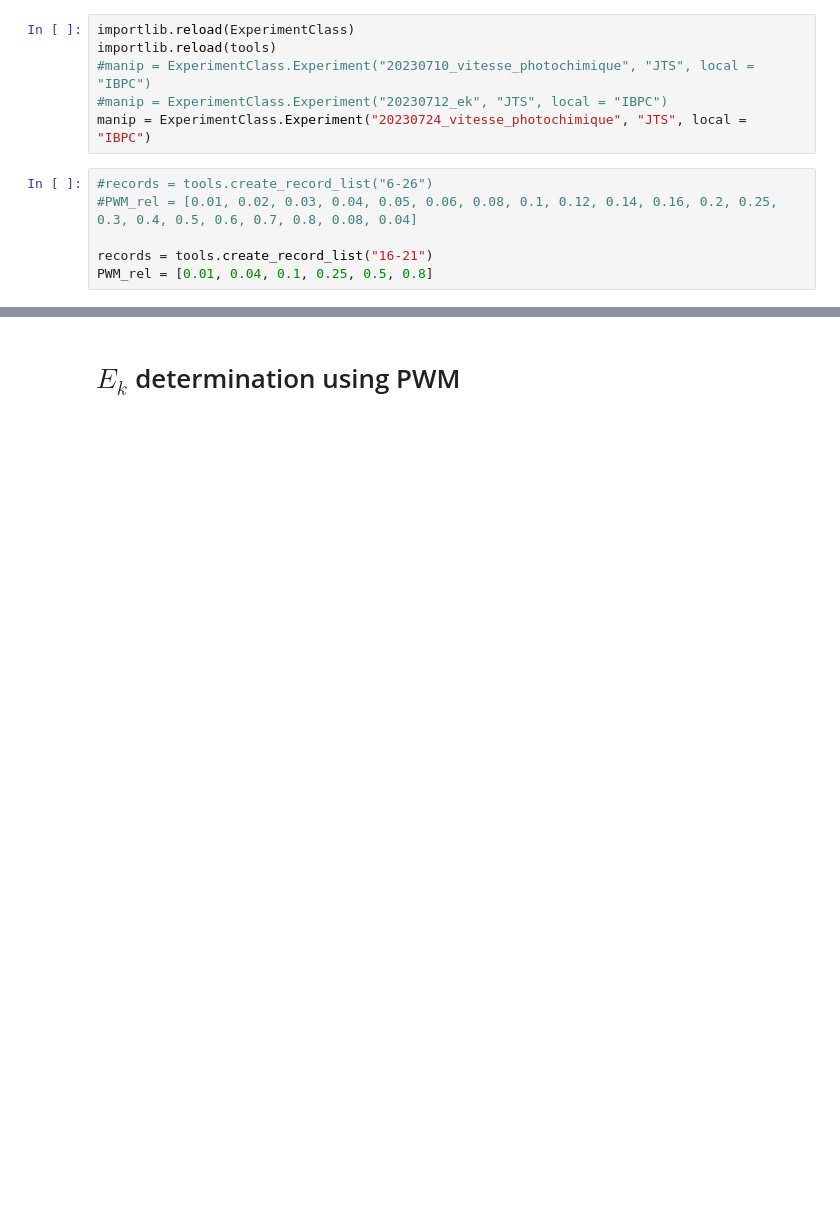
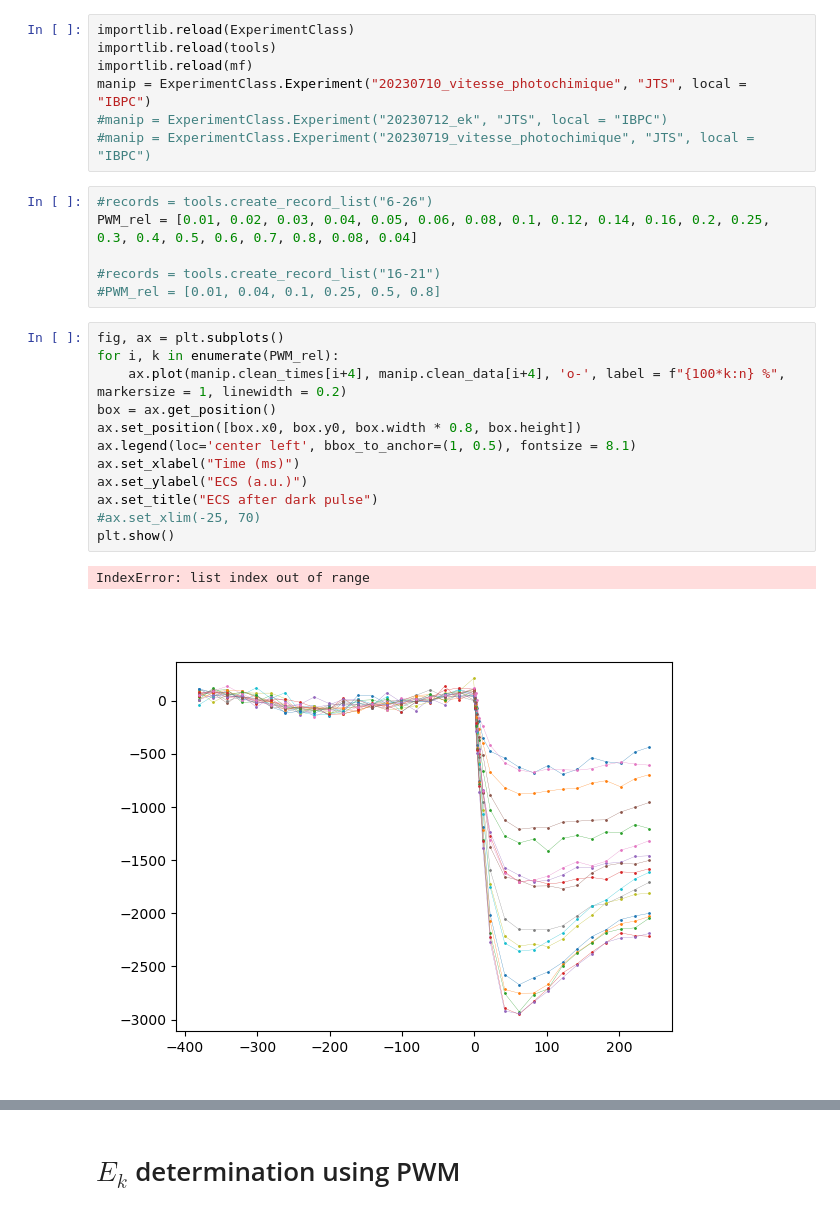
Before and after one commit to orlandomarcelo/DREAM_repo, a Jupyter notebook: Notebooks/Ek_v2.ipynb, the cells around one changed output, grey strips where cells are left out. Cells and saved outputs as stored; diff of their text form; blank space fills up the shorter version.

```diff
--- a/Notebooks/Ek_v2.ipynb
+++ b/Notebooks/Ek_v2.ipynb
@@ -17,15 +19,31 @@ import tools
 # %%
 importlib.reload(ExperimentClass)
 importlib.reload(tools)
-#manip = ExperimentClass.Experiment("20230710_vitesse_photochimique", "JTS", local = "IBPC")
+importlib.reload(mf)
+manip = ExperimentClass.Experiment("20230710_vitesse_photochimique", "JTS", local = "IBPC")
 #manip = ExperimentClass.Experiment("20230712_ek", "JTS", local = "IBPC")
-manip = ExperimentClass.Experiment("20230724_vitesse_photochimique", "JTS", local = "IBPC")
+#manip = ExperimentClass.Experiment("20230719_vitesse_photochimique", "JTS", local = "IBPC")
 # %%
 #records = tools.create_record_list("6-26")
-#PWM_rel = [0.01, 0.02, 0.03, 0.04, 0.05, 0.06, 0.08, 0.1, 0.12, 0.14, 0.16, 0.2, 0.25, 0.3, 0.4, 0.5, 0.6, 0.7, 0.8, 0.08, 0.04]
+PWM_rel = [0.01, 0.02, 0.03, 0.04, 0.05, 0.06, 0.08, 0.1, 0.12, 0.14, 0.16, 0.2, 0.25, 0.3, 0.4, 0.5, 0.6, 0.7, 0.8, 0.08, 0.04]
 
-records = tools.create_record_list("16-21")
-PWM_rel = [0.01, 0.04, 0.1, 0.25, 0.5, 0.8]
+#records = tools.create_record_list("16-21")
+#PWM_rel = [0.01, 0.04, 0.1, 0.25, 0.5, 0.8]
+# %%
+fig, ax = plt.subplots()
+for i, k in enumerate(PWM_rel):
+    ax.plot(manip.clean_times[i+4], manip.clean_data[i+4], 'o-', label = f"{100*k:n} %", markersize = 1, linewidth = 0.2)
+box = ax.get_position()
+ax.set_position([box.x0, box.y0, box.width * 0.8, box.height])
+ax.legend(loc='center left', bbox_to_anchor=(1, 0.5), fontsize = 8.1)
+ax.set_xlabel("Time (ms)")
+ax.set_ylabel("ECS (a.u.)")
+ax.set_title("ECS after dark pulse")
+#ax.set_xlim(-25, 70)
+plt.show()
+# %% [output]
+IndexError: list index out of range
+[figure, added]
 # %%
 fig, ax = plt.subplots()
 for i, k in enumerate(PWM_rel):
```
Also changed, not shown: parts of 9 cells of this notebook, 6 other files.
